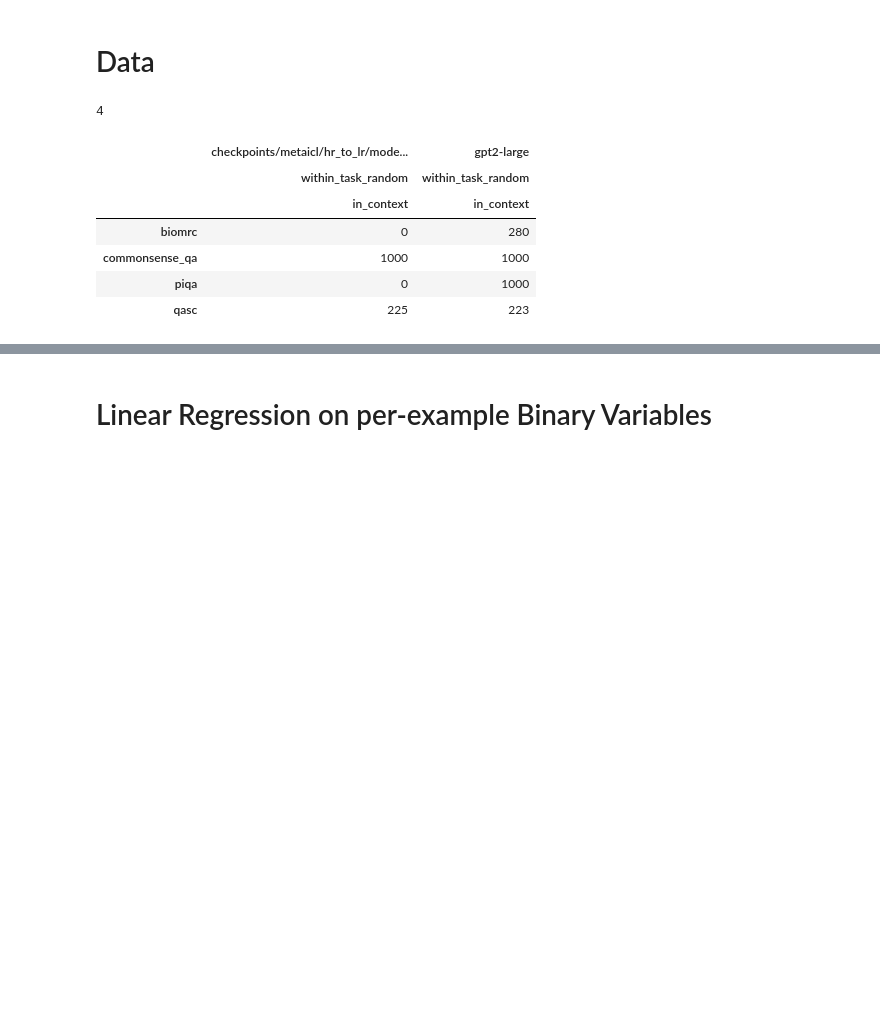
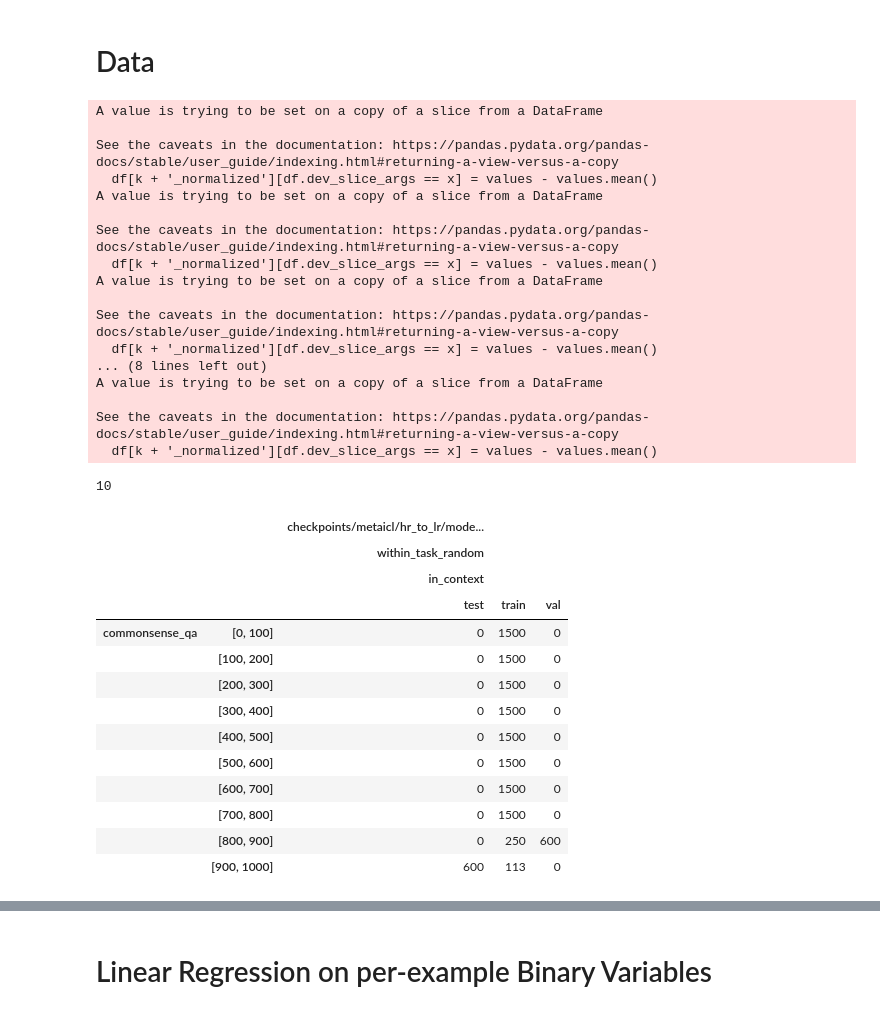
Before and after one commit to dmcinerney/MetaICL, a Jupyter notebook: prompt_result_regression.ipynb, the cells around one changed output, grey strips where cells are left out. Cells and saved outputs as stored; diff of their text form; code cells hidden in the pictures; blank space fills up the shorter version.

```diff
--- a/prompt_result_regression.ipynb
+++ b/prompt_result_regression.ipynb
@@ -57,23 +68,53 @@ The tensorboard extension is already loaded. To reload it, use:
 # %%
 def get_breakdown(df):
     ckpts = sorted(list(set(df.checkpoint)))
     tasks = sorted(list(set(df.task)))
     samplings = sorted(list(set(df.sampling)))
     methods = sorted(list(set(df.method)))
+    splits = list(set(df.split))
+#     evalsizes = list(set(df.evaluated_on_size))
+    devslices = sorted(list(set(df.dev_slice_args)))
     breakdown_df = pd.DataFrame({
-        task: {
-            (ch, sampling, method): len(df[(df.task == task) & (df.checkpoint == ch) & (df.sampling == sampling) & (df.method == method)])
-            for ch in ckpts for sampling in samplings for method in methods
-        } for task in tasks}).transpose()
+        (task, devslice): {
+            (ch, sampling, method, split): len(df[
+                (df.task == task) & (df.checkpoint == ch) &
+                (df.sampling == sampling) & (df.method == method) &
+                (df['split'] == split) & (df.dev_slice_args == devslice)])
+            for ch in ckpts for sampling in samplings for method in methods for split in splits
+        } for task in tasks for devslice in devslices}).transpose()
     print(len(breakdown_df))
     return breakdown_df
 get_breakdown(get_full_df())
 # %% [output]
-4
+A value is trying to be set on a copy of a slice from a DataFrame
+
+See the caveats in the documentation: https://pandas.pydata.org/pandas-docs/stable/user_guide/indexing.html#returning-a-view-versus-a-copy
+  df[k + '_normalized'][df.dev_slice_args == x] = values - values.mean()
+A value is trying to be set on a copy of a slice from a DataFrame
+
+See the caveats in the documentation: https://pandas.pydata.org/pandas-docs/stable/user_guide/indexing.html#returning-a-view-versus-a-copy
+  df[k + '_normalized'][df.dev_slice_args == x] = values - values.mean()
+A value is trying to be set on a copy of a slice from a DataFrame
+
+See the caveats in the documentation: https://pandas.pydata.org/pandas-docs/stable/user_guide/indexing.html#returning-a-view-versus-a-copy
+  df[k + '_normalized'][df.dev_slice_args == x] = values - values.mean()
+... (8 lines left out)
+A value is trying to be set on a copy of a slice from a DataFrame
+
+See the caveats in the documentation: https://pandas.pydata.org/pandas-docs/stable/user_guide/indexing.html#returning-a-view-versus-a-copy
+  df[k + '_normalized'][df.dev_slice_args == x] = values - values.mean()
+10
-|  | checkpoints/metaicl/hr_to_lr/mode... | gpt2-large |
-|  | within_task_random | within_task_random |
-|  | in_context | in_context |
-| biomrc | 0 | 280 |
-| commonsense_qa | 1000 | 1000 |
-| piqa | 0 | 1000 |
-| qasc | 225 | 223 |
+|  |  | checkpoints/metaicl/hr_to_lr/mode... |  |  |
+|  |  | within_task_random |  |  |
+|  |  | in_context |  |  |
+|  |  | test | train | val |
+| commonsense_qa | [0, 100] | 0 | 1500 | 0 |
+|  | [100, 200] | 0 | 1500 | 0 |
+|  | [200, 300] | 0 | 1500 | 0 |
+|  | [300, 400] | 0 | 1500 | 0 |
+|  | [400, 500] | 0 | 1500 | 0 |
+|  | [500, 600] | 0 | 1500 | 0 |
+|  | [600, 700] | 0 | 1500 | 0 |
+|  | [700, 800] | 0 | 1500 | 0 |
+|  | [800, 900] | 0 | 250 | 600 |
+|  | [900, 1000] | 600 | 113 | 0 |
```
Also changed, not shown: parts of 23 cells of this notebook, 12 other files.
